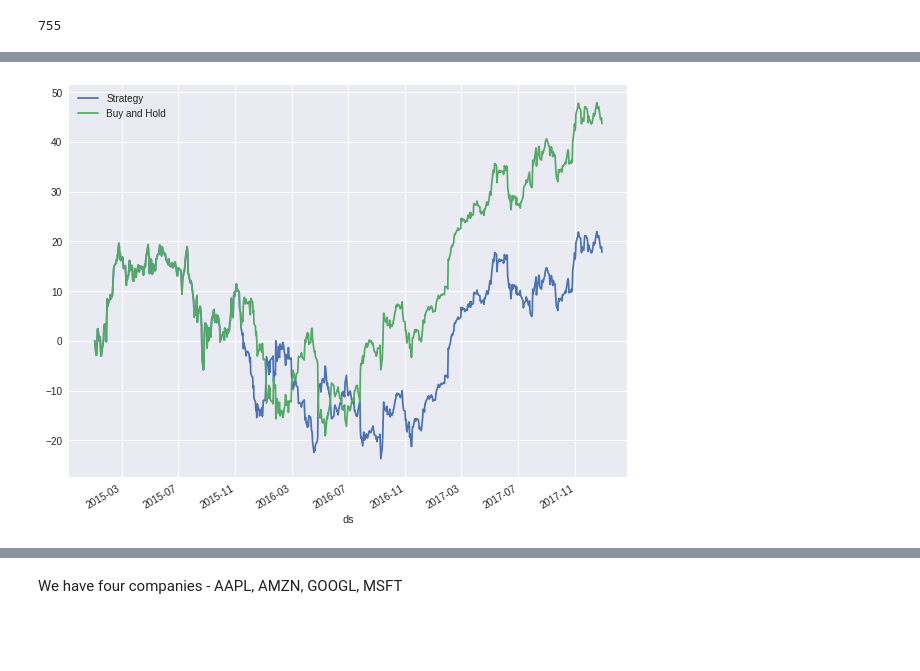
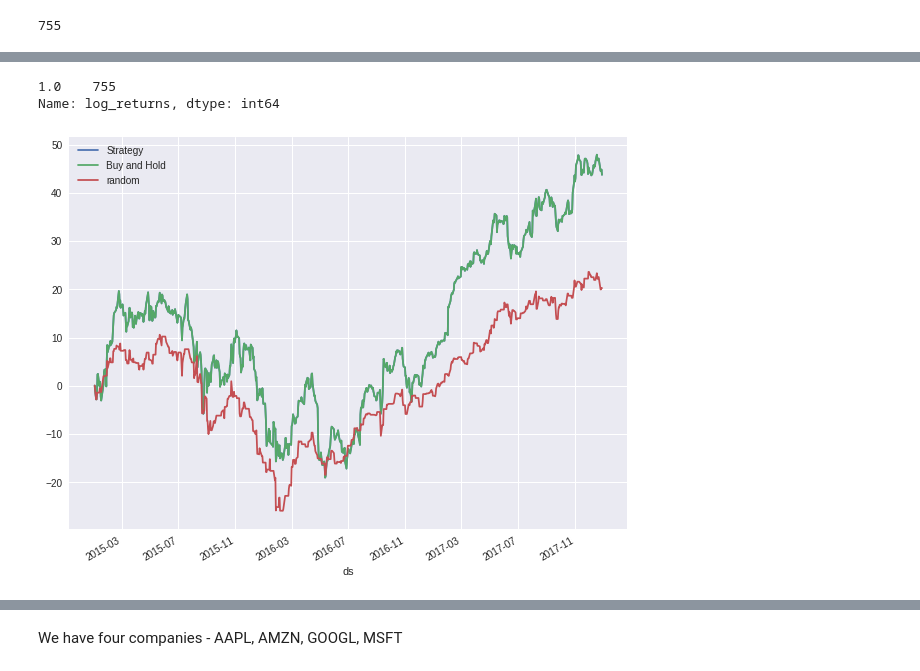
Before and after one commit to saurabh2086/timeSeriesAnalysis, a Jupyter notebook: DJIA_Data.ipynb, the cells around one changed output, grey strips where cells are left out. Saved outputs shown, nothing was run; the diff lists cells and outputs as text; code cells hidden in the pictures; blank space fills up the shorter version.

```diff
--- a/DJIA_Data.ipynb
+++ b/DJIA_Data.ipynb
@@ -480,10 +494,10 @@ fore_length
 # %% [output]
 755
 # %%
-signal = 0*samp.log_returns.iloc[-foreLength:]
-for d in range(foreLength):
+signal = 0*samp.log_returns.iloc[-fore_length:]
+for d in range(fore_length):
     # create a rolling window by selecting the values between 1+d and k+d of S&P500 returns
-    TS = samp.log_returns.iloc[(1+d):(windowLength+d)]
+    TS = samp.log_returns.iloc[(1+d):(window+d)]
     # Find the best ARIMA fit (we set differencing to 0 since we've already differenced the series once)
     res_tup = _get_best_model(TS)
     order = res_tup[1]
@@ -522,0 +559,18 @@ Name: log_returns, dtype: int64
+# %%
+signal = 0*samp.log_returns.iloc[-fore_length:]
+for d in range(fore_length):
+    # create a rolling window by selecting the values between 1+d and k+d of S&P500 returns
+    TS = samp.log_returns.iloc[(1+d):(window+d)]
+    # Find the best ARIMA fit (we set differencing to 0 since we've already differenced the series once)
+    res_tup = _get_best_model(TS)
+    order = res_tup[1]
+    model = res_tup[2]
+    #now that we have our ARIMA fit, we feed this to GARCH model
+    p_ = order[0]
+    o_ = order[1]
+    q_ = order[2]
+
+    am = arch_model(samp.log_returns, p=p_, o=o_, q=q_, dist='StudentsT')
+    res = am.fit(update_freq=5, disp='off')
+    out = res.forecast(horizon=1, start=None, align='origin')
+    signal.iloc[d] = np.sign(out.mean['h.1'].iloc[-1])
@@ -523,14 +595,23 @@ Name: log_returns, dtype: int64
+# %%
+signal.value_counts()
+# %% [output]
+1.0    755
+Name: log_returns, dtype: int64
 # %%
-rets = pd.DataFrame(index = signal.index, columns=['Buy and Hold', 'Strategy'])
-eqCurves = pd.DataFrame(index = signal.index, columns=['Buy and Hold', 'Strategy'])
-rets['Buy and Hold'] = samp.log_returns[-foreLength:]
+rets = pd.DataFrame(index = signal.index, columns=['Buy and Hold', 'Strategy', 'random'])
+eqCurves = pd.DataFrame(index = signal.index, columns=['Buy and Hold', 'Strategy', 'random'])
+rets['Buy and Hold'] = samp.log_returns[-fore_length:]
+rets['random'] = np.random.random_integers(0, 1, fore_length)
 rets['Strategy'] = signal
 rets['Strategy'] = rets['Strategy']*rets['Buy and Hold']
+rets['random'] = rets['random']*rets['Buy and Hold']
 eqCurves['Buy and Hold']=rets['Buy and Hold'].cumsum()+1
 eqCurves['Strategy'] = rets['Strategy'].cumsum()+1
+eqCurves['random'] = rets['random'].cumsum()+1
 eqCurves['Strategy'].plot(figsize=(10,8))
 eqCurves['Buy and Hold'].plot()
+eqCurves['random'].plot()
 plt.legend()
 plt.show()
 # %% [output]
-[figure, old version]
+[figure, new version]
```
Also changed, not shown: parts of 52 cells of this notebook.
